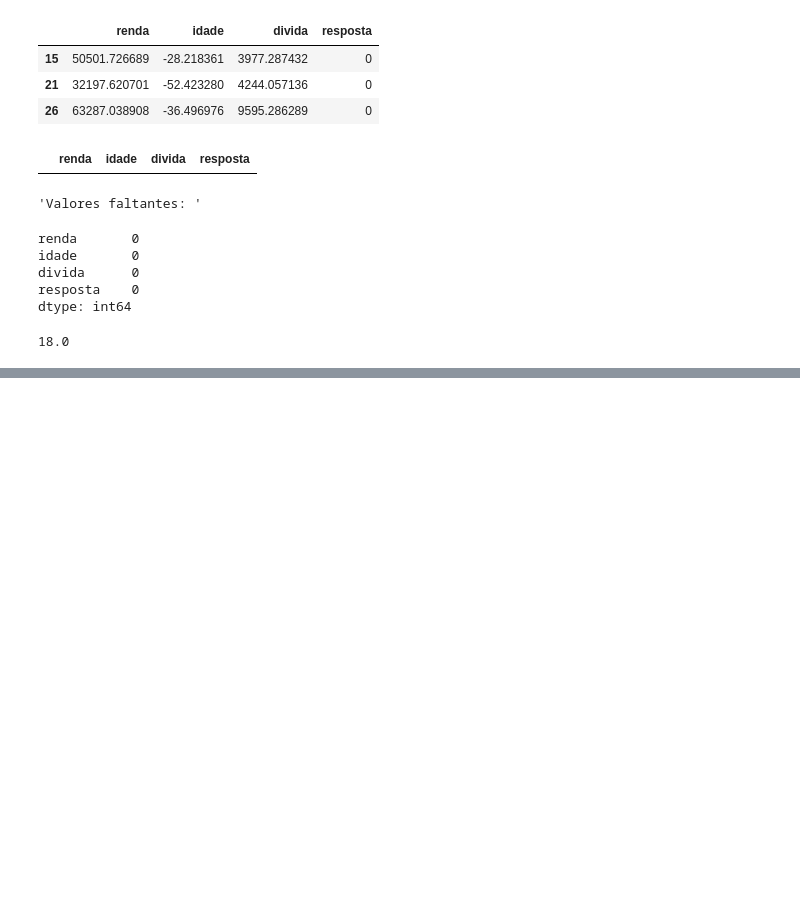
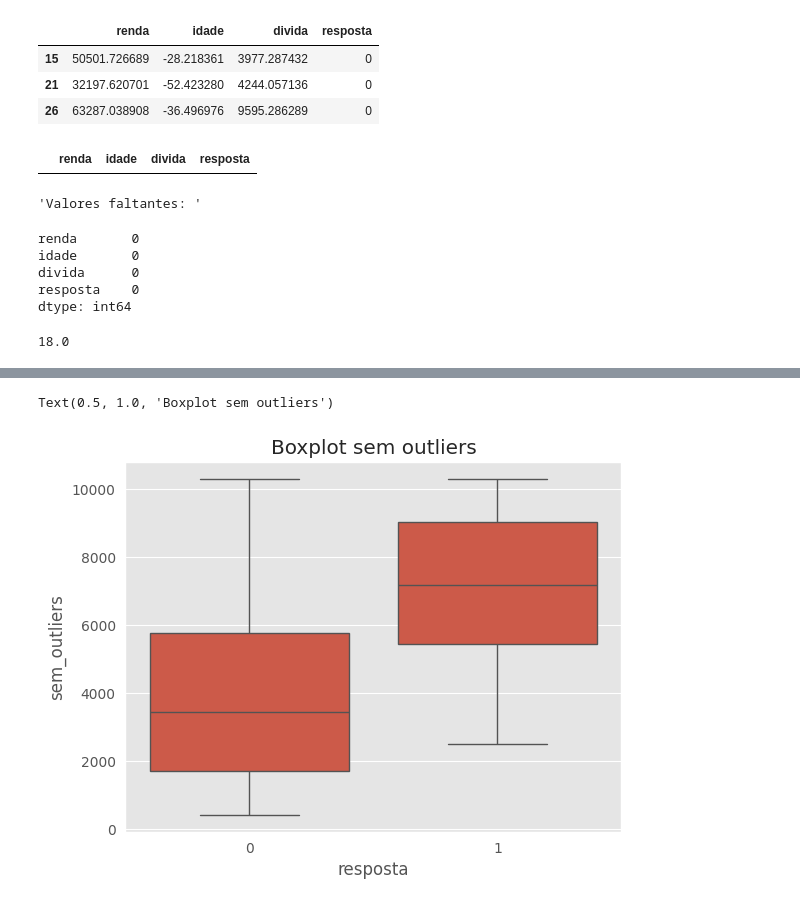
Before and after one commit to rafflds/bons_maus_pagadores_emprestimo, a Jupyter notebook: Dados_emprestimos.ipynb, the cells around one changed output, grey strips where cells are left out. Drawn from its saved outputs; the diff is of its cells as text; code cells hidden in the pictures; blank space fills up the shorter version.

Commit message:
Update dos dados

```diff
--- a/Dados_emprestimos.ipynb
+++ b/Dados_emprestimos.ipynb
@@ -113,4 +138,13 @@ plt.show()
-# %%
-# prompt: criar uma variável com os outliers
-
-outliers = base.query('renda > 70000 or renda < 10000 or idade > 100 or idade < 18')
+# %%
+'''Substituir pelos valores no limite superior e inferior do conjunto de dados.
+Isso permite suavizar os efeitos dos outliers sem removê-los completamente.'''
+
+base['sem_outliers'] = winsorize(base['divida'], limits=[0.05, 0.05])
+
+# Visualizar o gráfico
+
+sns.boxplot(x='resposta', y='sem_outliers', data=base)
+plt.title('Boxplot sem outliers')
+# %% [output]
+Text(0.5, 1.0, 'Boxplot sem outliers')
+[figure, added]
```
Also changed, not shown: parts of 11 cells of this notebook.
